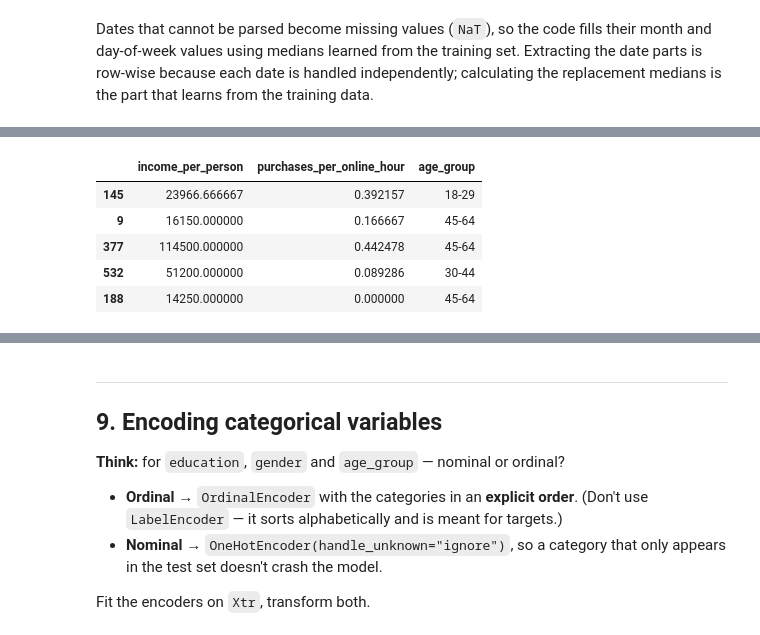
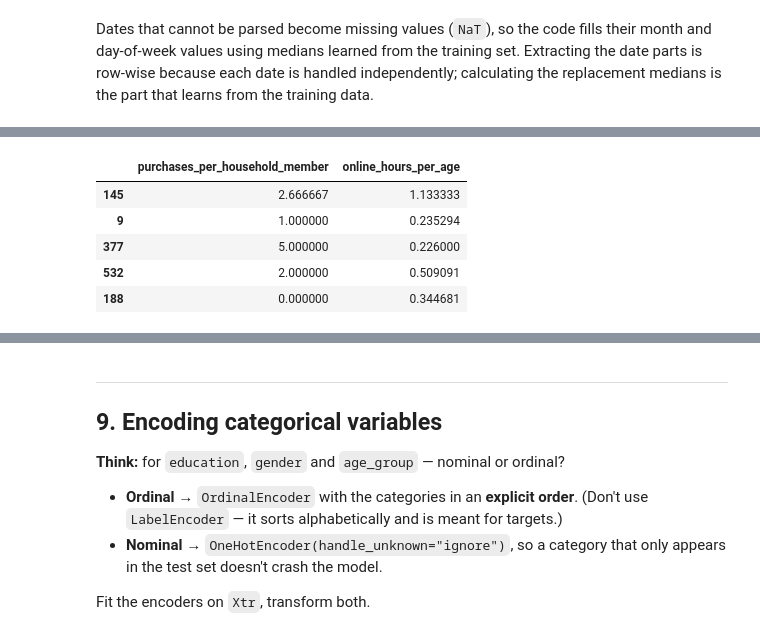
Before and after one commit to eghosanugba/week4-DataIntro, a Jupyter notebook: notebooks/00_week4_preprocessing_fe.ipynb, the cells around one changed output, grey strips where cells are left out. Cells and saved outputs as stored; diff of their text form; code cells hidden in the pictures.

Commit message:
week 4 updated notebook

```diff
--- a/notebooks/00_week4_preprocessing_fe.ipynb
+++ b/notebooks/00_week4_preprocessing_fe.ipynb
@@ -386,34 +392,35 @@ Ideas: income per household member, age group, purchases per online hour.
-# %%
-def add_features(data):
-    # Work on a copy, so the same function is safe for either split.
-    result = data.copy()
-
-    # A household with the same income may have a different situation depending on its size.
-    # clip(lower=1) prevents division by zero.
-    result["income_per_person"] = (
-        result["annual_income_eur"] / result["household_size"].clip(lower=1)
-    )
-
-    # clip(lower=0.1) prevents a zero number of online hours from causing an error.
-    result["purchases_per_online_hour"] = (
-        result["online_purchases_last_month"] / result["hours_online_per_week"].clip(lower=0.1)
-    )
-
-    # Age groups are categories, not numeric scores; they will be one-hot encoded later.
-    result["age_group"] = pd.cut(
-        result["age"], bins=[0, 29, 44, 64, np.inf],
-        labels=["18-29", "30-44", "45-64", "65+"],
-    ).astype("object")
-    return result
-
-# The recipe is fixed, so apply it identically to train and test data.
-Xtr = add_features(Xtr)
-Xte = add_features(Xte)
-Xtr[["income_per_person", "purchases_per_online_hour", "age_group"]].head()
-# %% [output]
-|  | income_per_person | purchases_per_online_hour | age_group |
-| 145 | 23966.666667 | 0.392157 | 18-29 |
-| 9 | 16150.000000 | 0.166667 | 45-64 |
-| 377 | 114500.000000 | 0.442478 | 45-64 |
-| 532 | 51200.000000 | 0.089286 | 30-44 |
-| 188 | 14250.000000 | 0.000000 | 45-64 |
+# %%
+def add_features(data):
+    # Work on a copy, so the same function is safe for either split.
+    result = data.copy()
+
+    # Purchasing activity relative to the number of people in the household.
+    result["purchases_per_household_member"] = (
+        result["online_purchases_last_month"] /
+        result["household_size"].clip(lower=1)
+    )
+
+    # Online activity relative to age.
+    result["online_hours_per_age"] = (
+        result["hours_online_per_week"] /
+        result["age"].clip(lower=1)
+    )
+
+    return result
+
+
+# The recipe is fixed, so apply it identically to train and test data.
+Xtr = add_features(Xtr)
+Xte = add_features(Xte)
+
+Xtr[[
+    "purchases_per_household_member",
+    "online_hours_per_age"
+]].head()
+# %% [output]
+|  | purchases_per_household_member | online_hours_per_age |
+| 145 | 2.666667 | 1.133333 |
+| 9 | 1.000000 | 0.235294 |
+| 377 | 5.000000 | 0.226000 |
+| 532 | 2.000000 | 0.509091 |
+| 188 | 0.000000 | 0.344681 |
```
Also changed, not shown: parts of 7 cells of this notebook.
